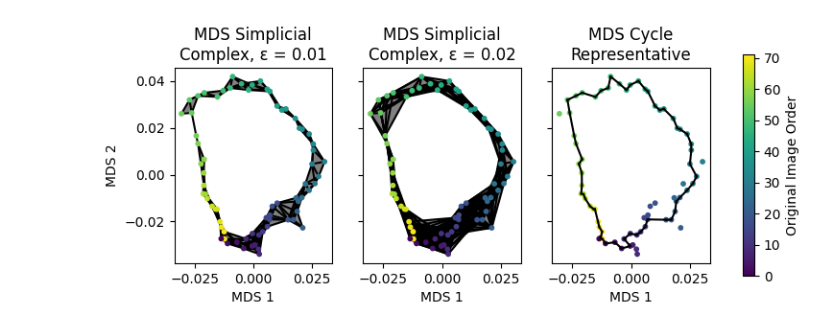
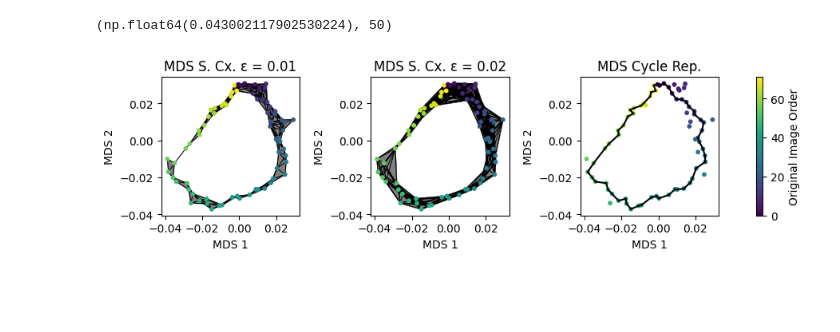
Before and after one commit to usnistgov/TI-MDS, a Jupyter notebook: ex-cheeseburger.ipynb, the cells around one changed output. Cells and saved outputs as stored; diff of their text form; code cells hidden in the pictures; blank space fills up the shorter version.

```diff
--- a/ex-cheeseburger.ipynb
+++ b/ex-cheeseburger.ipynb
@@ -49,3 +51,24 @@ mds_bc1 = mds_bc1.sort_values(by = 'birth', ignore_index = True)
+# %%
+# random initializations
+
+m = n_images*(n_images-1)/2
+S = np.sum(np.square(image_pdist))/2
+sigma = (S/(4*m))**0.5
+
+def get_random_init(seed = None):
+
+    rng = np.random.default_rng(seed = seed)
+    random_vals = rng.normal(size = (n_images, 2))
+    random_init = sigma*random_vals
+    return random_init
+# %%
+# run mds
+mds_alg = MDS(n_components = 2, dissimilarity = 'precomputed',
+              n_init = 1, max_iter = 1000, eps = 1e-6)
+mds_coords = mds_alg.fit_transform(image_pdist, init = get_random_init(0))
+mds_alg.stress_, mds_alg.n_iter_
+# %% [output]
+(np.float64(0.043002117902530224), 50)
 # %%
 xs = mds_coords[:, 0]
 ys = mds_coords[:, 1]
@@ -56,7 +80,9 @@ epsilons = [0.01, 0.02]
 # %%
 # plot simplicial complexes and cycle representative
 
-fig, ax = plt.subplots(1, 3, figsize = (9, 3), sharey = True)
+epsilons = [0.01, 0.02]
+
+fig, ax = plt.subplots(1, 3, figsize = (12, 2.25))
 
 for p in range(3):
 
@@ -64,41 +90,44 @@ for p in range(3):
 
         # plot triangles
         for i in range(n_images):
             for j in range(i):
                 for k in range(j):
                     e1 = mds_pdist[i, j]
                     e2 = mds_pdist[i, k]
                     e3 = mds_pdist[j, k]
                     if max(e1, e2, e3) <= epsilons[p]:
-                        ax[p].fill(xs[[i, j, k]], ys[[i, j, k]], color = 'gray', zorder = 0, linewidth = 0)
+                        ax[p].fill(xs[[i, j, k]], ys[[i, j, k]], color = 'gray', zorder = 0)
 
         # plot edges
         for i in range(n_images):
             for j in range(i):
                 if mds_pdist[i, j] <= epsilons[p]:
-                    ax[p].plot(xs[[i, j]], ys[[i, j]], color = 'k', zorder = 1)
-
-        ax[p].set_title('MDS Simplicial\nComplex, ε = %.2f' %epsilons[p])
+                    ax[p].plot(xs[[i, j]], ys[[i, j]], color = 'k', zorder = 1, lw = 0.75)
 
     # plot vertices
     cbar_plt = ax[p].scatter(xs, ys, s = 10, c = shuffled_image_indices)
 
     # formatting
     ax[p].set_aspect('equal')
     ax[p].set_xlabel('MDS 1')
-ax[0].set_ylabel('MDS 2')
+    ax[p].set_ylabel('MDS 2')
 
 # cycle representative
 for edge_iter in range(len(mds_mpc)):
     ax[2].plot(xs[mds_mpc[edge_iter]], ys[mds_mpc[edge_iter]], color = 'k')
-    ax[2].set_title('MDS Cycle\nRepresentative')
 
 # colorbar
-plt.colorbar(cbar_plt, ax = ax, label = 'Original Image Order')
+cbar = plt.colorbar(cbar_plt, ax = ax)
+cbar.set_label('Original Image Order')
+
+# formatting
+ax[0].set_title('MDS S. Cx. ε = %.2f' %epsilons[0])
+ax[1].set_title('MDS S. Cx. ε = %.2f' %epsilons[1])
+ax[2].set_title('MDS Cycle Rep.')
 
 plt.show()
 # %% [output]
-[figure, old version]
+[figure, new version]
 # %%
 # plot barcodes
 
```
Also changed, not shown: parts of 9 cells of this notebook.
